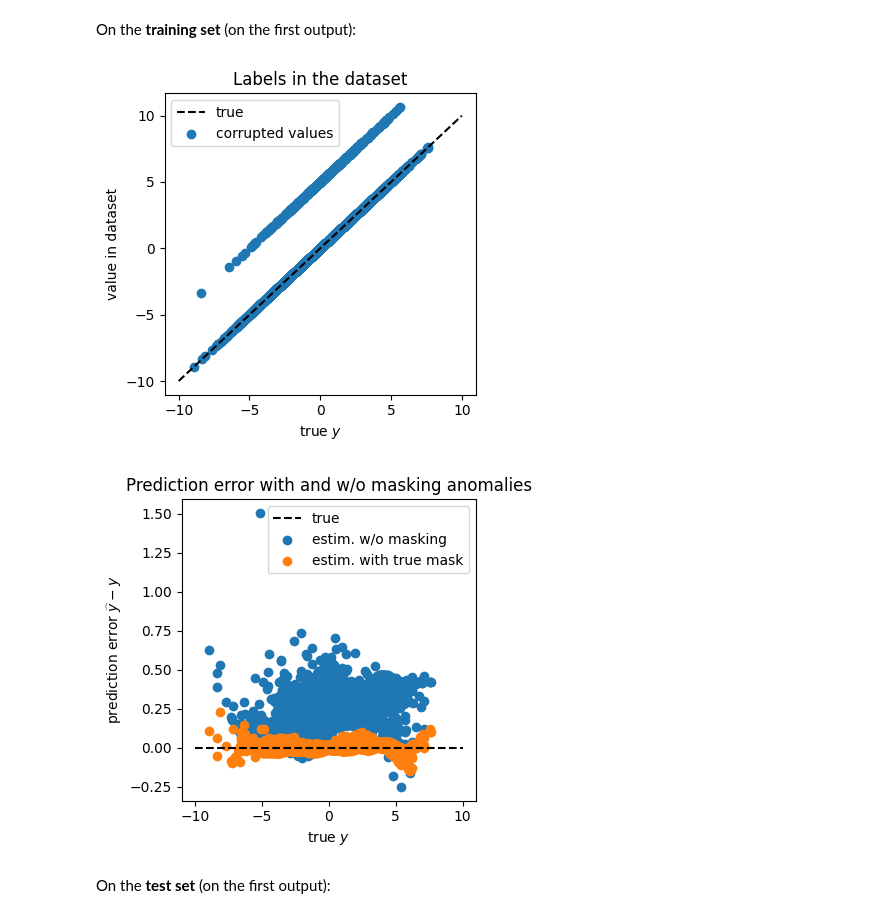
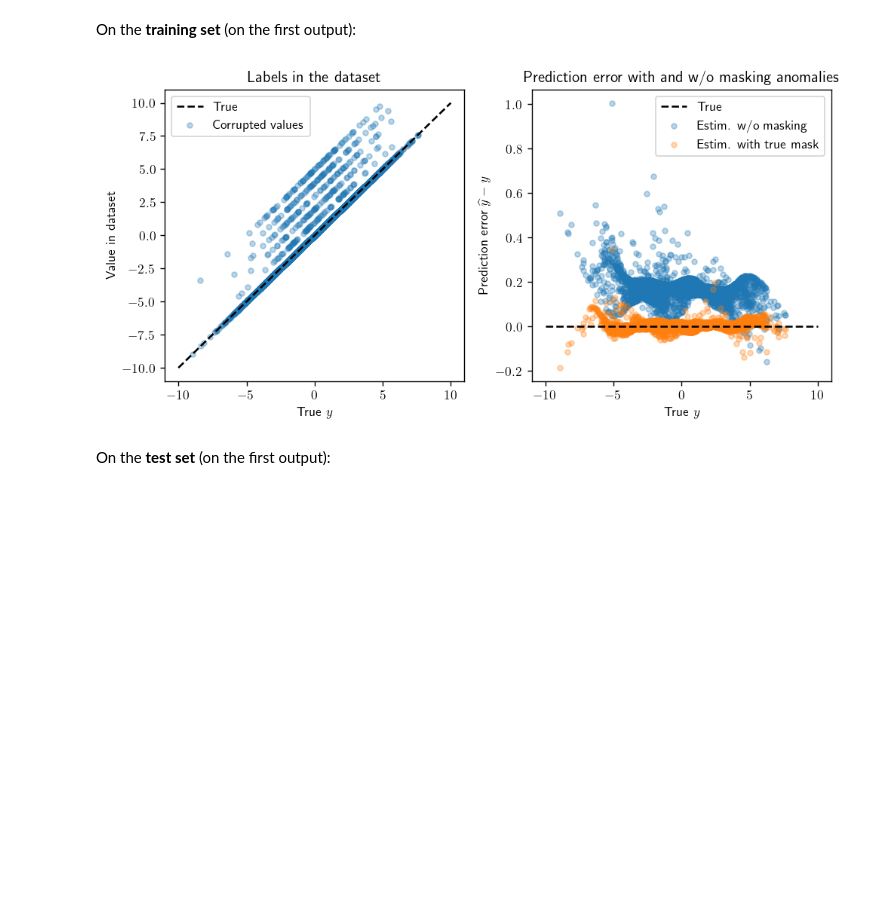
Before and after one commit to einigl/ism-model-nn-approximation, a Jupyter notebook: examples/masking.ipynb, the cells around one changed output. Drawn from its saved outputs; the diff is of its cells as text; code cells hidden in the pictures; blank space fills up the shorter version.

Commit message:
Update examples/masking

```diff
--- a/examples/masking.ipynb
+++ b/examples/masking.ipynb
@@ -8,6 +8,8 @@ import os
 import sys
 
 sys.path.append(os.path.join(os.path.abspath(""), ".."))
+
+import shutil
 
 import numpy as np
 from IPython.display import Markdown as md
@@ -27,6 +29,9 @@ from nnbma.learning import (
 import matplotlib.pyplot as plt
 
 from functions import Fexample as F
+
+plt.rc("text", usetex=shutil.which("latex") is not None)
+dpi = 125
 # %% [markdown]
 ## Setup
 
@@ -71,8 +76,16 @@ mask_train = np.random.rand(*Y_train_true.shape) < p_damage
 mask_test = np.random.rand(*Y_test_true.shape) < p_damage
 
 # Add an error of 1 to 5 to a fraction p_damage of the labels
-Y_train = np.where(mask_train, Y_train_true + np.random.randint(5) + 1, Y_train_true)
-Y_test = np.where(mask_test, Y_test_true + np.random.randint(5) + 1, Y_test_true)
+Y_train = np.where(
+    mask_train,
+    Y_train_true + np.random.randint(5, size=Y_train_true.shape) + 1,
+    Y_train_true,
+)
+Y_test = np.where(
+    mask_test,
+    Y_test_true + np.random.randint(5, size=Y_test_true.shape) + 1,
+    Y_test_true,
+)
 # %% [markdown]
 The resulting training and test sets are converted into `RegressionDataset` objects for compatibility with the `learning_procedure` function.
 # %%
@@ -156,38 +169,50 @@ On the **training set** (on the first output):
 # %%
 df1 = pd.DataFrame()
 df1["True"] = Y_train_true[:, 0]
 df1["corrup"] = Y_train[:, 0]
 df1["estim. w/o masking"] = Y_train_hat[:, 0]
 df1["estim. with true mask"] = Y_train_hat_mask[:, 0]
 
 df1["error w/o masking"] = df1["estim. w/o masking"] - df1["True"]
 df1["error with true mask"] = df1["estim. with true mask"] - df1["True"]
 
+#
 
-plt.figure(figsize=(4, 4))
+plt.figure(figsize=(8, 4), dpi=dpi)
+
+plt.subplot(1, 2, 1)
+
+plt.plot([-10, 10], [-10, 10], "k--", label="True")
+plt.scatter(df1["True"], df1["corrup"], s=16, label="Corrupted values", alpha=0.3)
+
+plt.xlabel(r"True $y$")
+plt.ylabel(r"Value in dataset")
 plt.title("Labels in the dataset")
-plt.plot([-10, 10], [-10, 10], "k--", label="true")
-plt.scatter(df1["True"], df1["corrup"], label="corrupted values")
 plt.legend()
-plt.ylabel(r"value in dataset")
-plt.xlabel(r"true $y$")
+
+plt.subplot(1, 2, 2)
+
+plt.plot([-10, 10], [0, 0], "k--", label="True")
+plt.scatter(
+    df1["True"], df1["error w/o masking"], s=16, label="Estim. w/o masking", alpha=0.3
+)
+plt.scatter(
+    df1["True"],
+    df1["error with true mask"],
+    s=16,
+    label="Estim. with true mask",
+    alpha=0.3,
+)
+
+plt.xlabel(r"True $y$")
+plt.ylabel(r"Prediction error $\widehat{y} - y$")
+plt.title("Prediction error with and w/o masking anomalies")
+plt.legend()
+
 plt.tight_layout()
 plt.show()
-
-
-plt.figure(figsize=(4, 4))
-plt.title("Prediction error with and w/o masking anomalies")
-plt.plot([-10, 10], [0, 0], "k--", label="true")
-plt.scatter(df1["True"], df1["error w/o masking"], label="estim. w/o masking")
-plt.scatter(df1["True"], df1["error with true mask"], label="estim. with true mask")
-plt.ylabel(r"prediction error $\widehat{y} - y$")
-plt.xlabel(r"true $y$")
-plt.legend()
-plt.tight_layout()
-plt.show()
 # %% [output]
-[figure, old version]
+[figure, new version]
-[figure, removed]
 # %% [markdown]
 On the **test set** (on the first output):
 # %%
```
Also changed, not shown: parts of 4 cells of this notebook, 2 other files.
